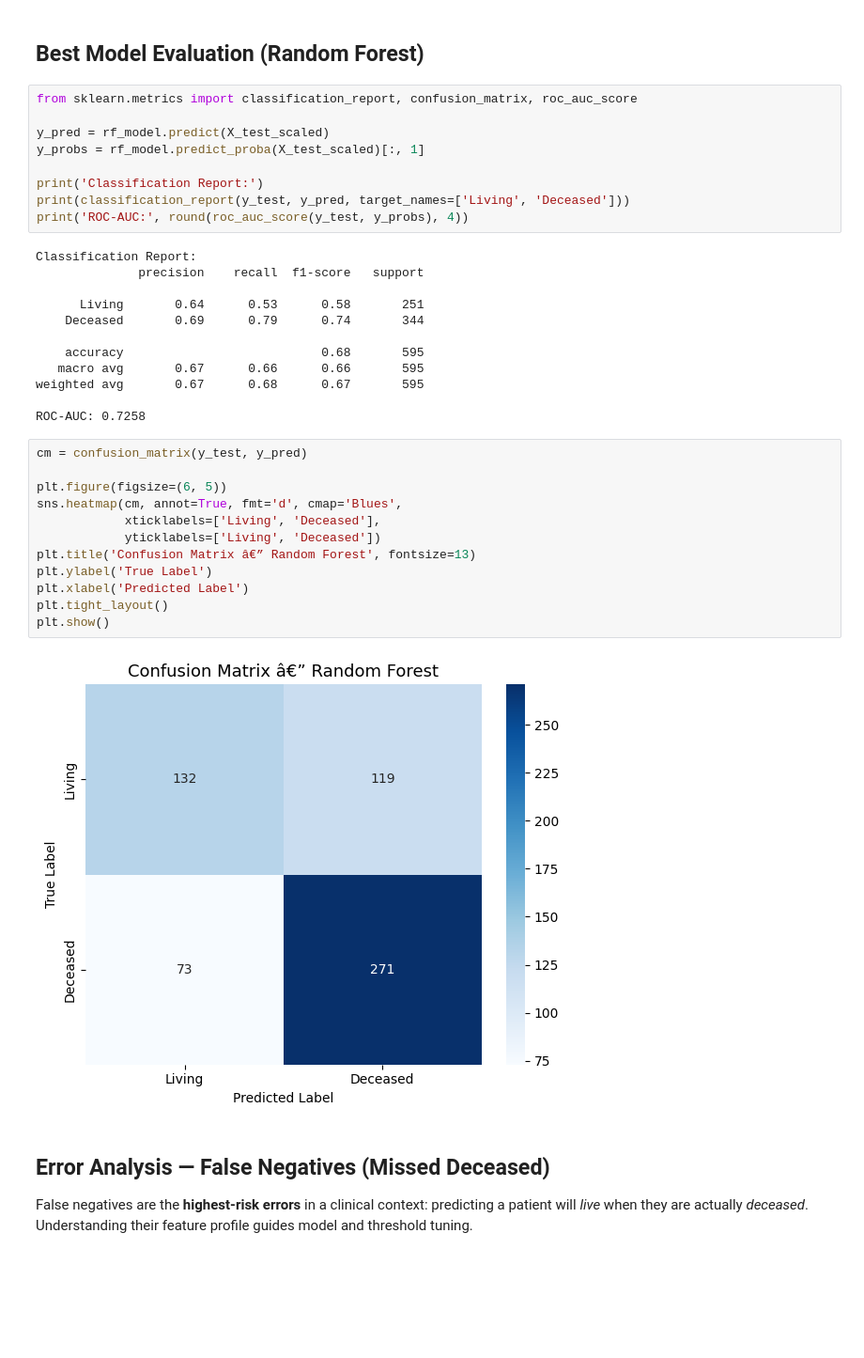
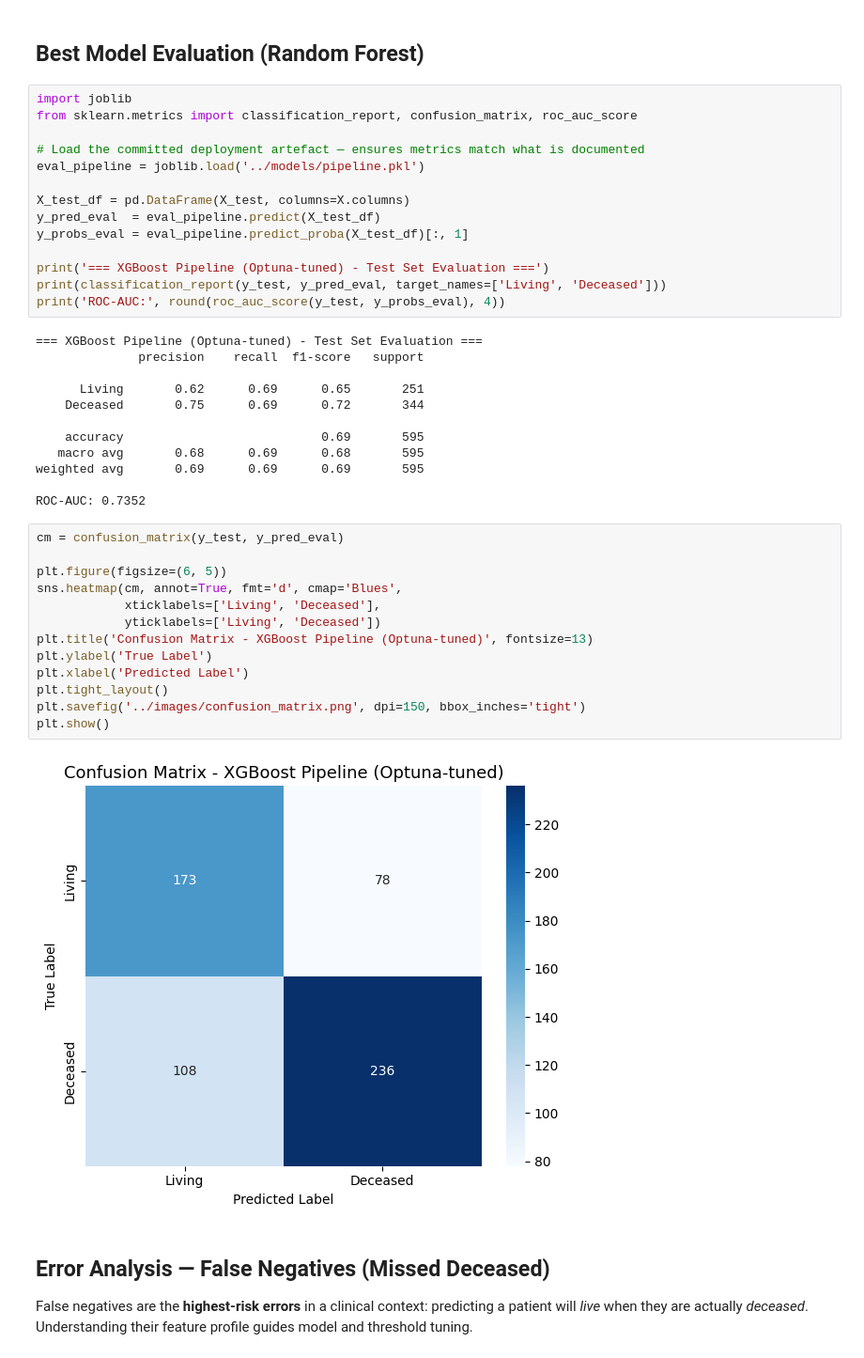
Before and after one commit to syedahmadbokhari/breast-cancer-analysis, a Jupyter notebook: notebooks/Breast-Cancer-Analysis.ipynb, the cells around one changed output. Shown at 94% size. Saved outputs shown, nothing was run; the diff lists cells and outputs as text; blank space fills up the shorter version.

```diff
--- a/notebooks/Breast-Cancer-Analysis.ipynb
+++ b/notebooks/Breast-Cancer-Analysis.ipynb
@@ -791,40 +793,46 @@ Saved: images/learning_curves.png
 # %% [markdown]
 ## Best Model Evaluation (Random Forest)
 # %%
+import joblib
 from sklearn.metrics import classification_report, confusion_matrix, roc_auc_score
 
-y_pred = rf_model.predict(X_test_scaled)
-y_probs = rf_model.predict_proba(X_test_scaled)[:, 1]
+# Load the committed deployment artefact — ensures metrics match what is documented
+eval_pipeline = joblib.load('../models/pipeline.pkl')
 
-print('Classification Report:')
-print(classification_report(y_test, y_pred, target_names=['Living', 'Deceased']))
-print('ROC-AUC:', round(roc_auc_score(y_test, y_probs), 4))
+X_test_df = pd.DataFrame(X_test, columns=X.columns)
+y_pred_eval  = eval_pipeline.predict(X_test_df)
+y_probs_eval = eval_pipeline.predict_proba(X_test_df)[:, 1]
+
+print('=== XGBoost Pipeline (Optuna-tuned) - Test Set Evaluation ===')
+print(classification_report(y_test, y_pred_eval, target_names=['Living', 'Deceased']))
+print('ROC-AUC:', round(roc_auc_score(y_test, y_probs_eval), 4))
 # %% [output]
-Classification Report:
+=== XGBoost Pipeline (Optuna-tuned) - Test Set Evaluation ===
               precision    recall  f1-score   support
 
-      Living       0.64      0.53      0.58       251
-    Deceased       0.69      0.79      0.74       344
+      Living       0.62      0.69      0.65       251
+    Deceased       0.75      0.69      0.72       344
 
-    accuracy                           0.68       595
-   macro avg       0.67      0.66      0.66       595
-weighted avg       0.67      0.68      0.67       595
+    accuracy                           0.69       595
+   macro avg       0.68      0.69      0.68       595
+weighted avg       0.69      0.69      0.69       595
 
-ROC-AUC: 0.7258
+ROC-AUC: 0.7352
 # %%
-cm = confusion_matrix(y_test, y_pred)
+cm = confusion_matrix(y_test, y_pred_eval)
 
 plt.figure(figsize=(6, 5))
 sns.heatmap(cm, annot=True, fmt='d', cmap='Blues',
             xticklabels=['Living', 'Deceased'],
             yticklabels=['Living', 'Deceased'])
-plt.title('Confusion Matrix â€” Random Forest', fontsize=13)
+plt.title('Confusion Matrix - XGBoost Pipeline (Optuna-tuned)', fontsize=13)
 plt.ylabel('True Label')
 plt.xlabel('Predicted Label')
 plt.tight_layout()
+plt.savefig('../images/confusion_matrix.png', dpi=150, bbox_inches='tight')
 plt.show()
 # %% [output]
-[figure, old version]
+[figure, new version]
 # %% [markdown]
 ## Error Analysis — False Negatives (Missed Deceased)
 
```
Also changed, not shown: parts of 11 cells of this notebook, 9 other files.
